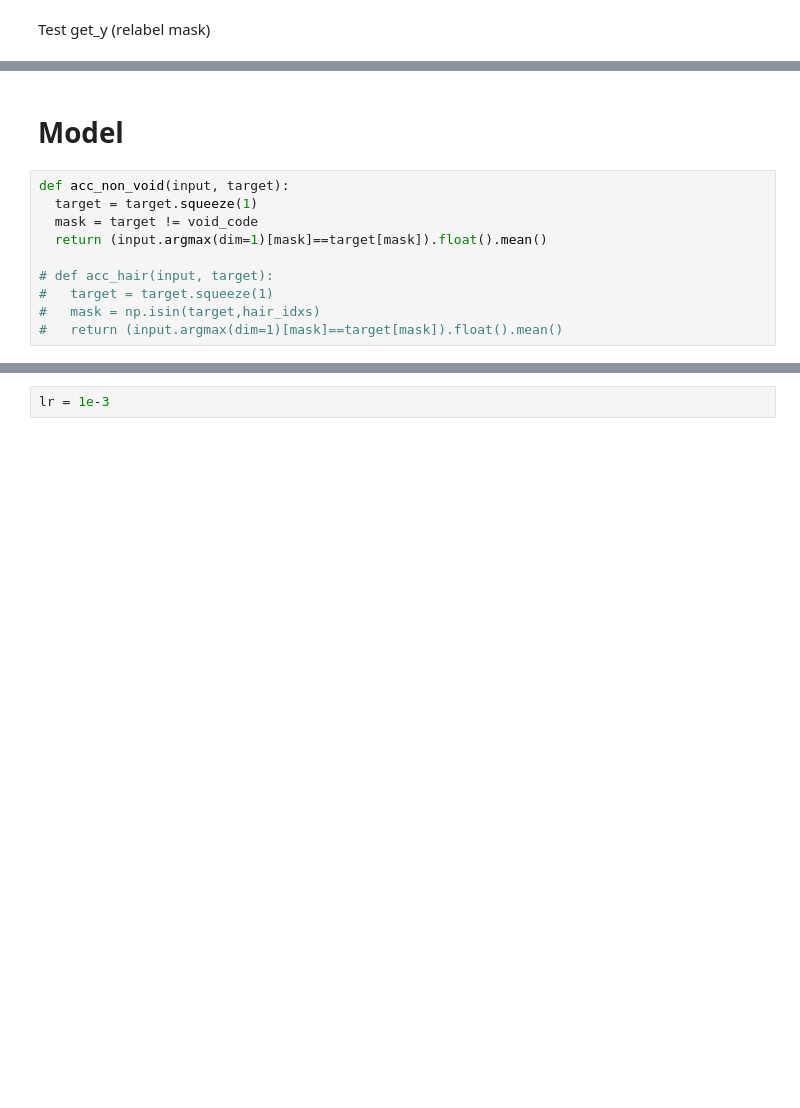
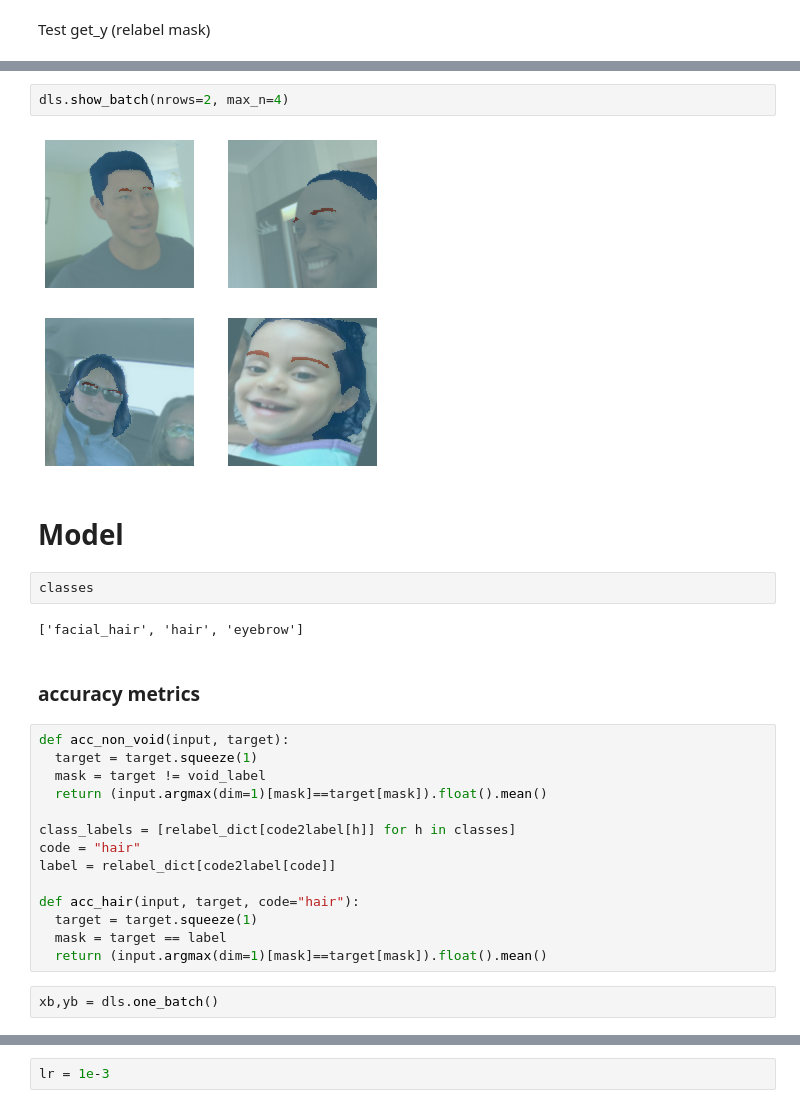
Before and after one commit to RGologorsky/fastai_proj, a Jupyter notebook: Image_Segmentation_Hair.ipynb, the cells around one changed output, grey strips where cells are left out. Drawn from its saved outputs; the diff is of its cells as text; blank space fills up the shorter version.

```diff
--- a/Image_Segmentation_Hair.ipynb
+++ b/Image_Segmentation_Hair.ipynb
@@ -469,12 +448,28 @@ dls.show_batch(max_n=4, figsize=(20,14))
+# %%
+dls.show_batch(nrows=2, max_n=4)
+# %% [output]
+[figure, added]
 # %% [markdown]
 # Model
+# %%
+classes
+# %% [output]
+['facial_hair', 'hair', 'eyebrow']
+# %% [markdown]
+### accuracy metrics
 # %%
 def acc_non_void(input, target):
   target = target.squeeze(1)
-  mask = target != void_code
+  mask = target != void_label
   return (input.argmax(dim=1)[mask]==target[mask]).float().mean()
 
-# def acc_hair(input, target):
-#   target = target.squeeze(1)
-#   mask = np.isin(target,hair_idxs)
-#   return (input.argmax(dim=1)[mask]==target[mask]).float().mean()
+class_labels = [relabel_dict[code2label[h]] for h in classes]
+code = "hair"
+label = relabel_dict[code2label[code]]
+
+def acc_hair(input, target, code="hair"):
+  target = target.squeeze(1)
+  mask = target == label
+  return (input.argmax(dim=1)[mask]==target[mask]).float().mean()
+# %%
+xb,yb = dls.one_batch()
```
Also changed, not shown: parts of 69 cells of this notebook.
